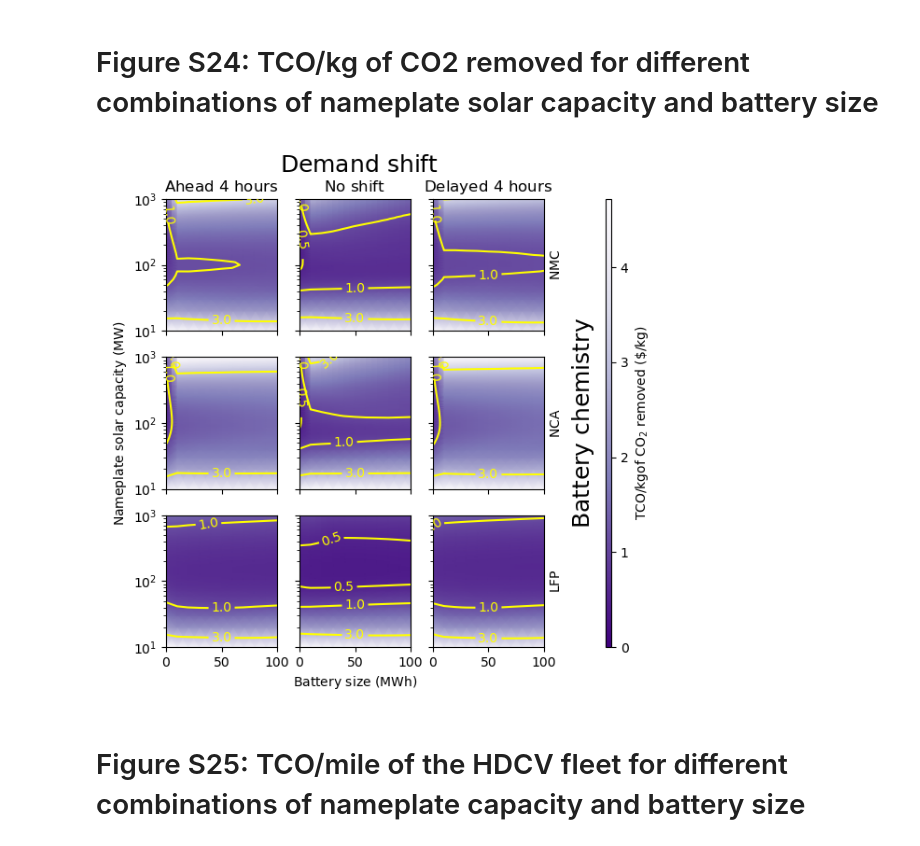
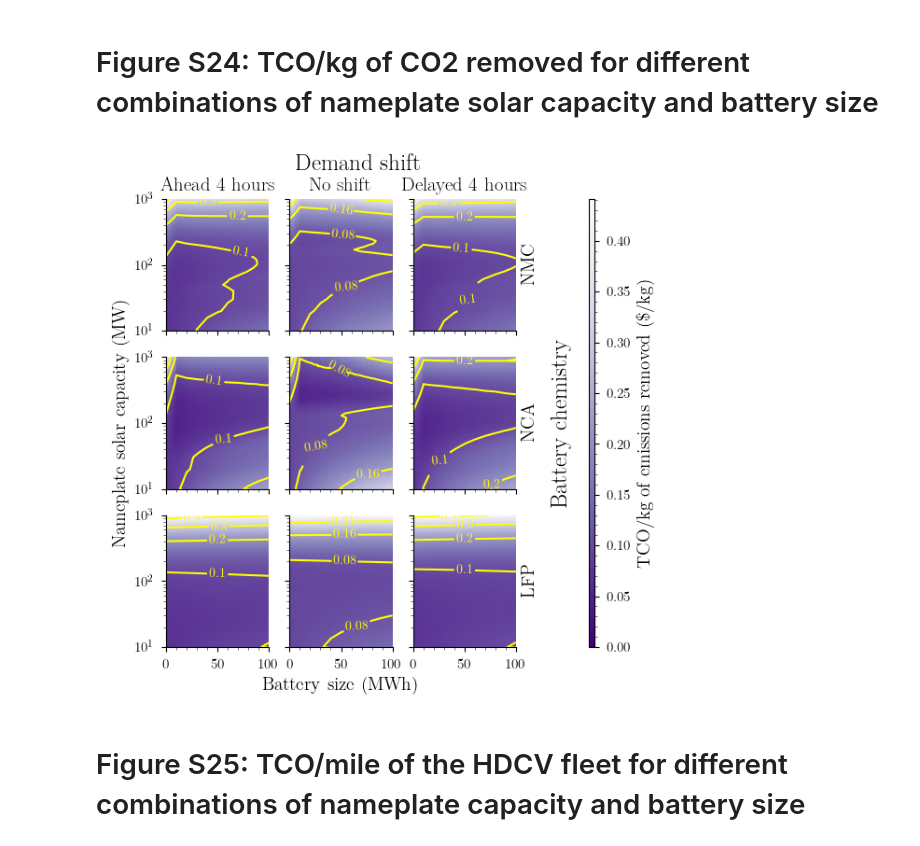
Before and after one commit to jnlucero96/DER_augmentation, a Jupyter notebook: src/suppl_sec6.ipynb, the cells around one changed output. Saved outputs shown, nothing was run; the diff lists cells and outputs as text; code cells hidden in the pictures.

```diff
--- a/src/suppl_sec6.ipynb
+++ b/src/suppl_sec6.ipynb
@@ -151 +170,15 @@ for key, val in _out_data.items():
+# %%
+OCC_PV = cs(nominal_site_sizes)
+OCC_b_NMC = NMC_cs(pack_sizes/4.0)
+OCC_b_NCA = NCA_cs(pack_sizes/4.0)
+OCC_b_LFP = LFP_cs(pack_sizes/4.0)
+
+YrsOperation_noBatt = 30
+YrsOperation_NMC = 2000/cycles_optimal
+YrsOperation_NCA = 1400/cycles_optimal
+YrsOperation_LFP = 6000/cycles_optimal
+
+system_lifetime_NMC = minimum(YrsOperation_noBatt, minimum(15.0, YrsOperation_NMC))
+system_lifetime_NCA = minimum(YrsOperation_noBatt, minimum(15.0, YrsOperation_NCA))
+system_lifetime_LFP = minimum(YrsOperation_noBatt, minimum(15.0, YrsOperation_LFP))
 # %%
@@ -429,12 +444,12 @@ line_color = "yellow"
 
 pmesh = ax.pcolormesh(BATTERY, SOLAR, carbon_reduction_optimal[:,1,:],
                       shading="gouraud", cmap="Purples_r", vmin=0.0, vmax=carbon_reduction_optimal[:,1,:].max())
-CS = ax.contour(BATTERY, SOLAR, carbon_reduction_optimal[:,1,:], levels=array([10, 20, 30, 40, 50, 60, 70]), colors=line_color, vmin=0.0, vmax=27.0)
+CS = ax.contour(BATTERY, SOLAR, carbon_reduction_optimal[:,1,:], levels=array([5, 10, 15, 20, 25, 30, 35]), colors=line_color, vmin=0.0, vmax=27.0)
 
 ax.clabel(CS, CS.levels, inline=True, fmt=fmt, fontsize=10)
 
 cbar = fig.colorbar(pmesh, ax=ax)
-cbar.set_label(r"$\mathrm{Excess}\ \mathrm{CO}_{2}\ \mathrm{emissions\ reduction\ (\%)}$", fontsize=14)
+cbar.set_label(r"$\textrm{Excess emissions reduction (\%)}$", fontsize=14)
 ax.set_xlabel(r"$\mathrm{Battery\ size\ (MWh)}$")
 ax.set_ylabel(r"$\mathrm{Nameplate\ solar\ capacity\ (MW)}$")
 
@@ -624,55 +714,69 @@ line_color = "yellow"
 
 for i in range(3):
 
+    if i == 0:
+        manual_positions_NMC = [(73.0, 145.418), (69.4, 553.924), (40.3, 874.548)]
+        manual_positions_NCA = [(55.8, 60.2216), (46.7, 440.473)]
+        manual_positions_LFP = False
+    elif i == 1:
+        manual_positions_NMC = [(54.5, 51.5158), (51.8, 299.875), (50.9, 747.492)]
+        manual_positions_NCA = [(76.3, 17.5419), (25.5, 42.5826), (50.0, 699.695)]
+        manual_positions_LFP = [(65.4, 19.0941), (53.6, 220.495), (53.6, 498.385), (51.8, 786.862)]
+    elif i == 2:
+        manual_positions_NMC = [(53.3, 29.7689), (47.0, 191.101), (49.7, 560.742), (34.3, 914.667)]
+        manual_positions_LFP = False
+    else:
+        manual_positions_NMC = False
+        manual_positions_LFP = False
+
     ax[0, i].pcolormesh(BATTERY, SOLAR, TCO_utility_wBatt_NMC_perKgCO2[:, i, :], shading="gouraud", cmap="Purples_r")
-    CS0 = ax[0, i].contour(BATTERY, SOLAR, TCO_utility_wBatt_NMC_perKgCO2[:, i, :], array([0.5, 1.0, 3.0]), colors=line_color, vmin=0.0, vmax=4.0)
-    ax[0, i].clabel(CS0, inline=True, fontsize=10)
+    CS0 = ax[0, i].contour(BATTERY, SOLAR, TCO_utility_wBatt_NMC_perKgCO2[:, i, :], 4, colors=line_color, vmin=0.0, vmax=4.0)
+    ax[0, i].clabel(CS0, inline=True, fontsize=10, manual=manual_positions_NMC)
 
     ax[1, i].pcolormesh(BATTERY, SOLAR, TCO_utility_wBatt_NCA_perKgCO2[:, i, :], shading="gouraud", cmap="Purples_r")
-    CS1 = ax[1, i].contour(BATTERY, SOLAR, TCO_utility_wBatt_NCA_perKgCO2[:, i, :], array([0.5, 1.0, 3.0]), colors=line_color, vmin=0.0, vmax=4.0)
-    ax[1, i].clabel(CS1, inline=True, fontsize=10)
+    CS1 = ax[1, i].contour(BATTERY, SOLAR, TCO_utility_wBatt_NCA_perKgCO2[:, i, :], 4, colors=line_color, vmin=0.0, vmax=4.0)
+    ax[1, i].clabel(CS1, inline=True, fontsize=10, manual=manual_positions_NCA)
 
     ax[2, i].pcolormesh(BATTERY, SOLAR, TCO_utility_wBatt_LFP_perKgCO2[:, i, :], shading="gouraud", cmap="Purples_r")
-    CS2 = ax[2, i].contour(BATTERY, SOLAR, TCO_utility_wBatt_LFP_perKgCO2[:, i, :], array([0.5, 1.0, 3.0]), colors=line_color, vmin=0.0, vmax=4.0)
-    ax[2, i].clabel(CS2, inline=True, fontsize=10)
+    CS2 = ax[2, i].contour(BATTERY, SOLAR, TCO_utility_wBatt_LFP_perKgCO2[:, i, :], 4, colors=line_color, vmin=0.0, vmax=4.0)
+    ax[2, i].clabel(CS2, inline=True, fontsize=10, manual=manual_positions_LFP)
 
 ax[0, 0].set_title(r"$\mathrm{Ahead\ 4\ hours}$")
 ax[0, 1].set_title(r"$\mathrm{No\ shift}$")
 ax[0, 2].set_title(r"$\mathrm{Delayed\ 4\ hours}$")
 
 ax[0, -1].set_ylabel(r"$\mathrm{NMC}$")
 ax[1, -1].set_ylabel(r"$\mathrm{NCA}$")
 ax[2, -1].set_ylabel(r"$\mathrm{LFP}$")
 
 ax[-1, 1].set_xlabel(r"$\mathrm{Battery\ size\ (MWh)}$")
 ax[1, 0].set_ylabel(r"$\mathrm{Nameplate\ solar\ capacity\ (MW)}$")
 
 for i in range(3):
     ax[i, -1].yaxis.set_label_position("right")
     for j in range(3):
         ax[i, j].set(xlim=(0.0, 100.0), ylim=(1e1, 1e3))
-        # ax[i, j].ticklabel_format(style="plain")
         ax[i, j].set_yscale("log")
 
-cax = fig.add_axes([0.91, 0.1, 0.01, 0.9-0.1])
+cax = fig.add_axes([0.88, 0.1, 0.01, 0.9-0.1])
 cbar = fig.colorbar(ScalarMappable(Normalize(vmin=0.0, vmax=max_common_TCO_utility), cmap="Purples_r"), cax=cax)
-cbar.set_label(r"$\mathrm{TCO/kg of}\ \mathrm{CO}_{2}\ \mathrm{removed\ (\$/kg)}$")
+cbar.set_label(r"$\textrm{TCO/kg of emissions removed (\$/kg)}$")
 
 fig.suptitle(r"$\mathrm{Demand\ shift}$", x=0.47, y=0.96, ha="center", va="center", fontsize=18)
 
 fig.text(
-    0.87, 0.5,
+    0.83, 0.5,
     r"$\mathrm{Battery\ chemistry}$",
     va="center", ha="center",
     fontsize=18,
     rotation="vertical"
     )
 
-fig.subplots_adjust(right=0.8, bottom=0.1, top=0.9)
+fig.subplots_adjust(right=0.75, bottom=0.1, top=0.9)
 
 fig.savefig("../figures/FigS24.pdf")
 # %% [output]
-[figure, old version]
+[figure, new version]
 # %% [markdown]
 # Figure S25: TCO/mile of the HDCV fleet for different combinations of nameplate capacity and battery size
 # %%
```
Also changed, not shown: parts of 24 cells of this notebook, 48 other files.
